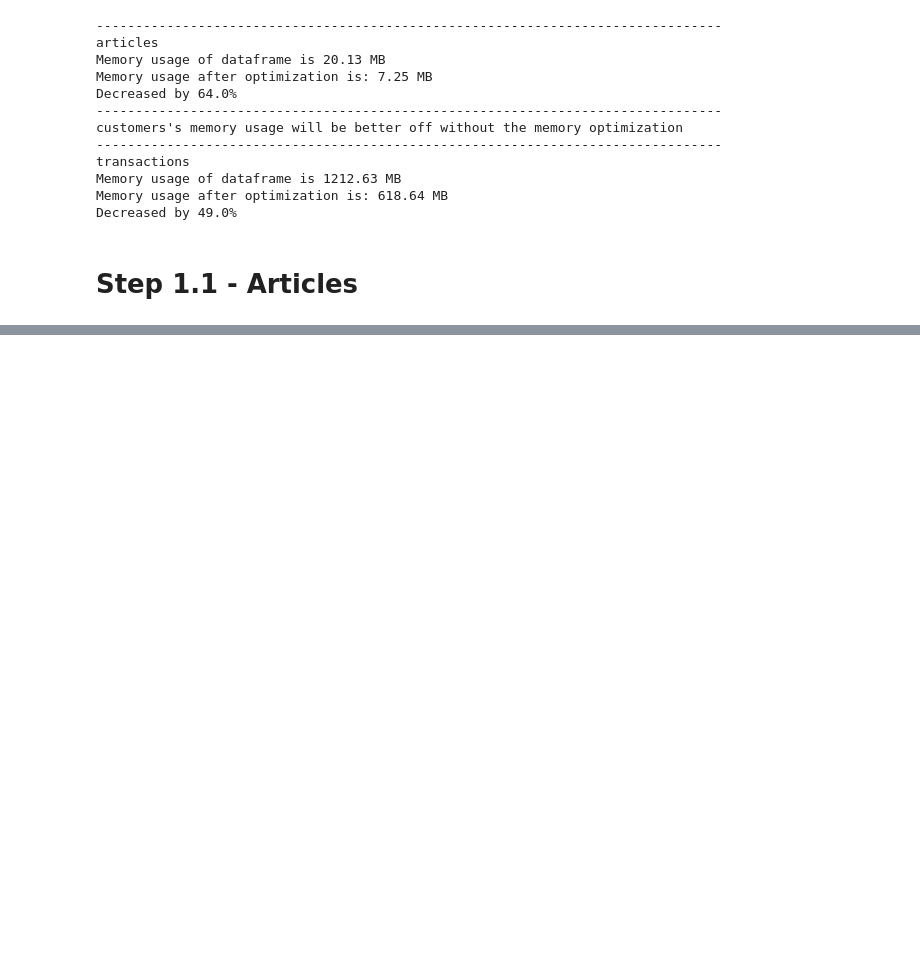
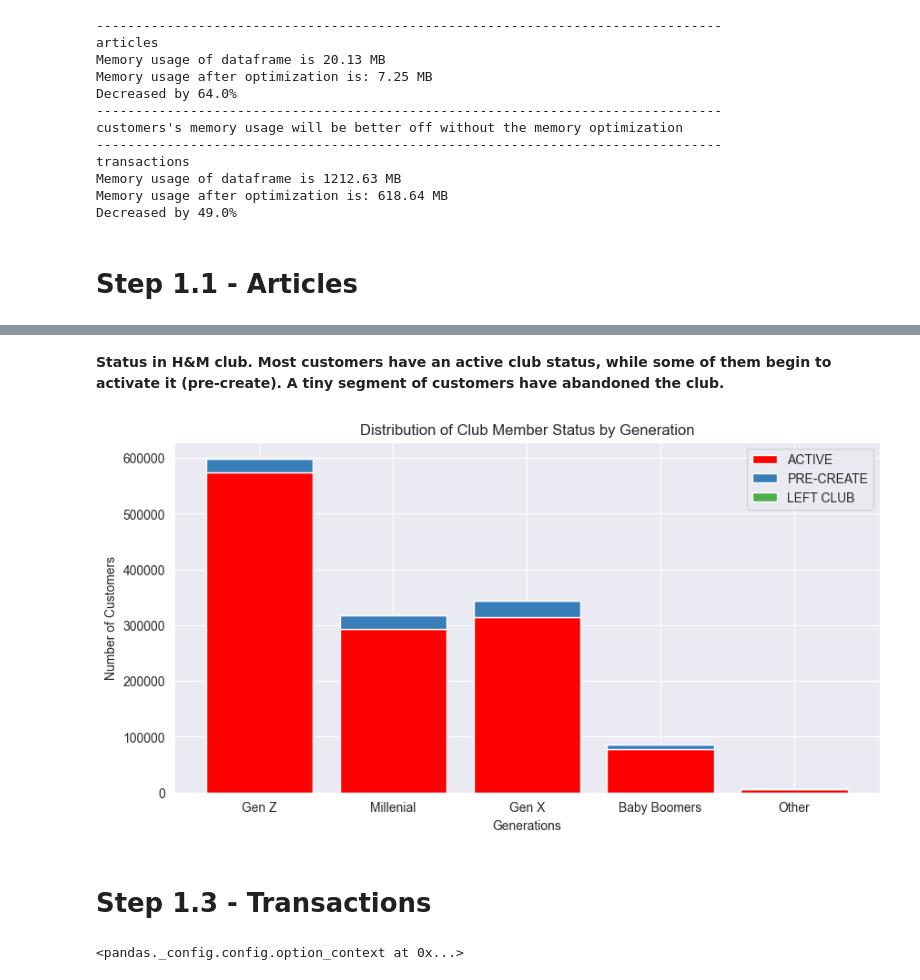
Before and after one commit to hoangnhavo17/H-M, a Jupyter notebook: H-M_EDA/eda.ipynb, the cells around one changed output, grey strips where cells are left out. Saved outputs shown, nothing was run; the diff lists cells and outputs as text; code cells hidden in the pictures; blank space fills up the shorter version.

```diff
--- a/H-M_EDA/eda.ipynb
+++ b/H-M_EDA/eda.ipynb
@@ -104,0 +226,50 @@ Transactions field description:
+# %% [markdown]
+**Status in H&M club. Most customers have an active club status, while some of them begin to activate it (pre-create). A tiny segment of customers have abandoned the club.**
+# %%
+club_status_data = pre_customers.groupby(['age_group', 'club_member_status']).size().reset_index(name='customer_count')
+
+club_status_data['age_group'] = pd.Categorical(
+    club_status_data['age_group'],
+    categories=age_group_order,
+    ordered=True
+)
+
+club_status_data['club_member_status'] = pd.Categorical(
+    club_status_data['club_member_status'],
+    categories=['ACTIVE', 'PRE-CREATE', 'LEFT CLUB'],
+    ordered=True
+)
+
+stacked_club_data = club_status_data.pivot(index='age_group', columns='club_member_status', values='customer_count').fillna(0)
+
+club_colors = {'ACTIVE':'red',
+          'PRE-CREATE':sns.color_palette('Set1')[1],
+          'LEFT CLUB':sns.color_palette('Set1')[2]}
+
+f, ax = plt.subplots(figsize=(10,5))
+bottom = None
+for category in ['ACTIVE', 'PRE-CREATE', 'LEFT CLUB']:  # Ensure stacking follows the order
+    ax.bar(
+        stacked_club_data.index,
+        stacked_club_data[category],
+        label=category,
+        color=club_colors[category],
+        bottom=bottom
+    )
+    bottom = stacked_club_data[category] if bottom is None else bottom + stacked_club_data[category]
+
+ax.set_xlabel('Generations')
+ax.set_ylabel('Number of Customers')
+ax.set_title('Distribution of Club Member Status by Generation')
+plt.legend(loc='upper right')
+plt.show()
+# %% [output]
+[figure, added]
+# %% [markdown]
+# Step 1.3 - Transactions
+# %%
+# Price scaling - ref: https://www.kaggle.com/c/h-and-m-personalized-fashion-recommendations/discussion/310496
+pre_transactions['price'] = pre_transactions['price'] * 590
+pd.option_context('mode.use_inf_as_na', True)
+# %% [output]
+<pandas._config.config.option_context at 0x...>
```
Also changed, not shown: parts of 20 cells of this notebook.
